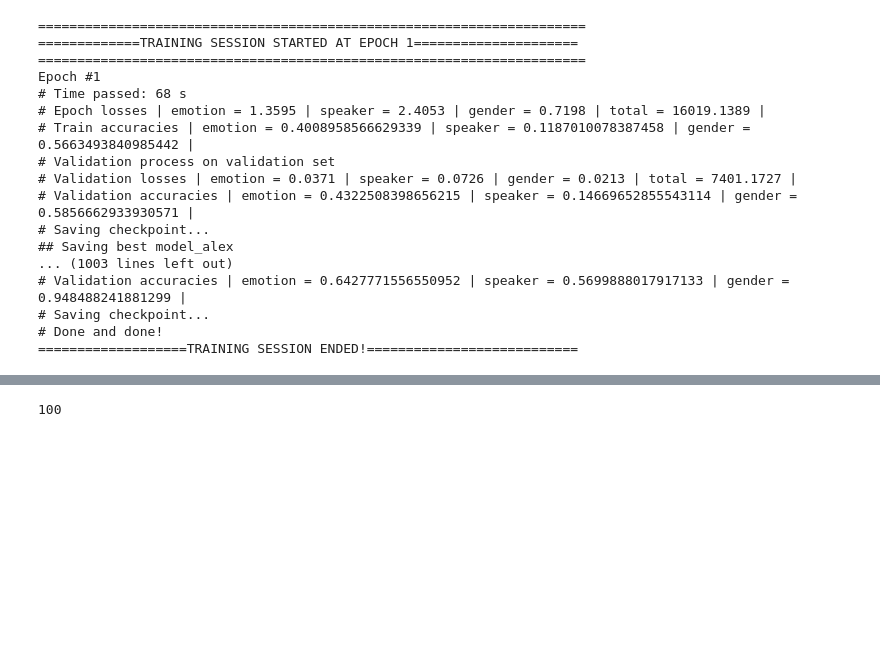
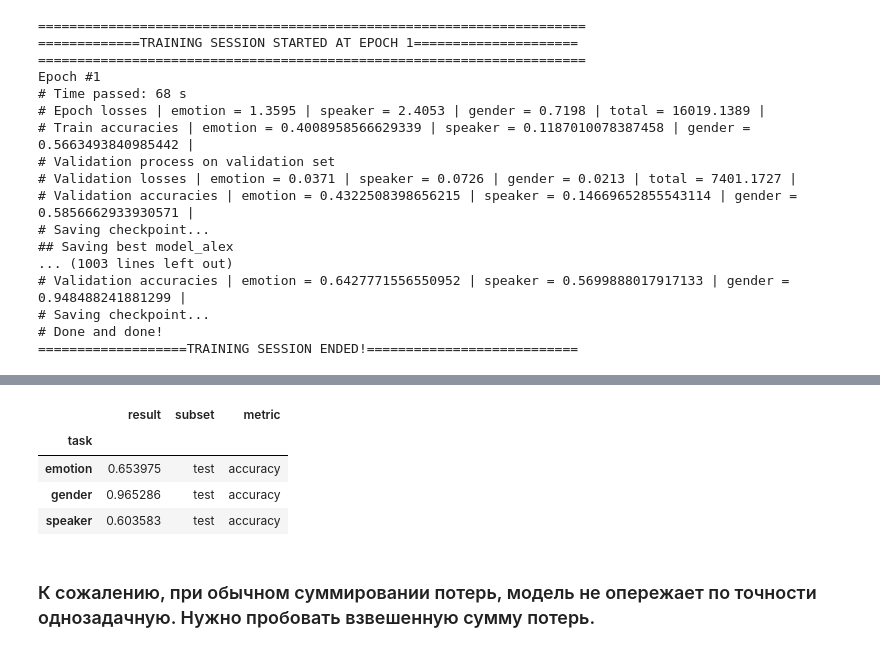
Before and after one commit to iamryabinov/SER_neuro, a Jupyter notebook: multi_try.ipynb, the cells around one changed output, grey strips where cells are left out. Saved outputs shown, nothing was run; the diff lists cells and outputs as text; code cells hidden in the pictures; blank space fills up the shorter version.

```diff
--- a/multi_try.ipynb
+++ b/multi_try.ipynb
@@ -180,4 +146,0 @@ final_df
-# %%
-print(len(ts.results_dict['emotion']['train accuracy']))
-# %% [output]
-100
@@ -183,0 +149,14 @@ print(len(ts.results_dict['emotion']['train accuracy']))
+# %%
+results = pd.read_csv(os.path.join(ts.path_to_results, f'{ts.name}_results.csv'), delimiter=';')
+results_test = results.loc[results['subset']=='test']
+results_test_accuracy = results_test.loc[results_test['metric']=='accuracy']
+results_test_accuracy.drop('epoch', axis=1, inplace=True)
+results_test_accuracy.groupby('task').max()
+# %% [output]
+|  | result | subset | metric |
+| task |  |  |  |
+| emotion | 0.653975 | test | accuracy |
+| gender | 0.965286 | test | accuracy |
+| speaker | 0.603583 | test | accuracy |
+# %% [markdown]
+### К сожалению, при обычном суммировании потерь, модель не опережает по точности однозадачную. Нужно пробовать взвешенную сумму потерь.
```
Also changed, not shown: parts of 4 cells of this notebook, 4 other files.
